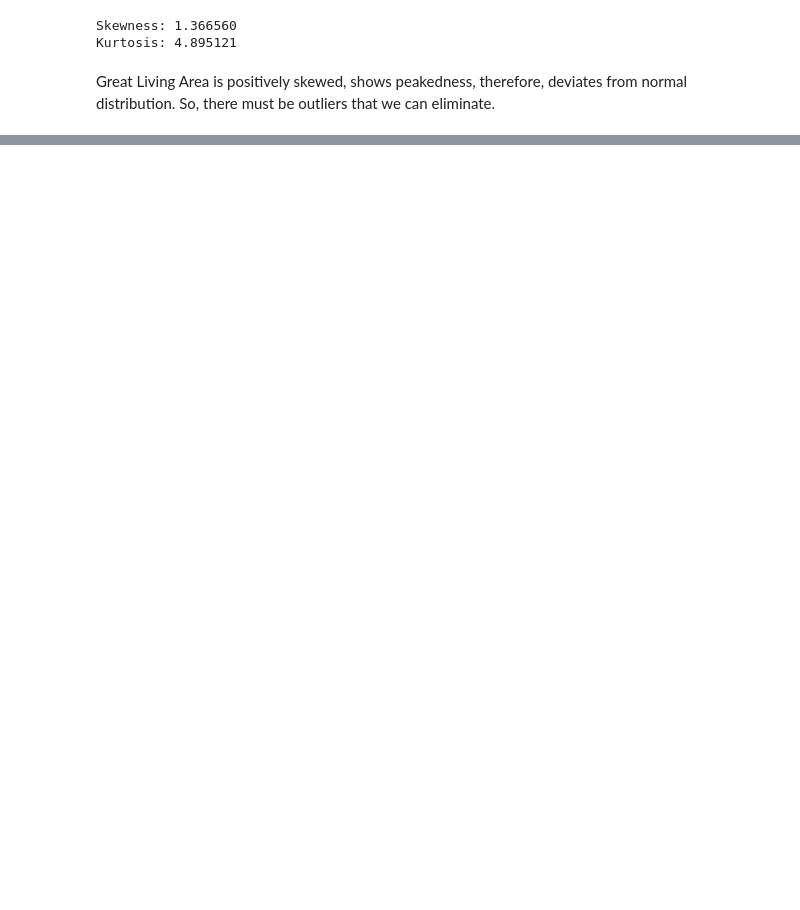
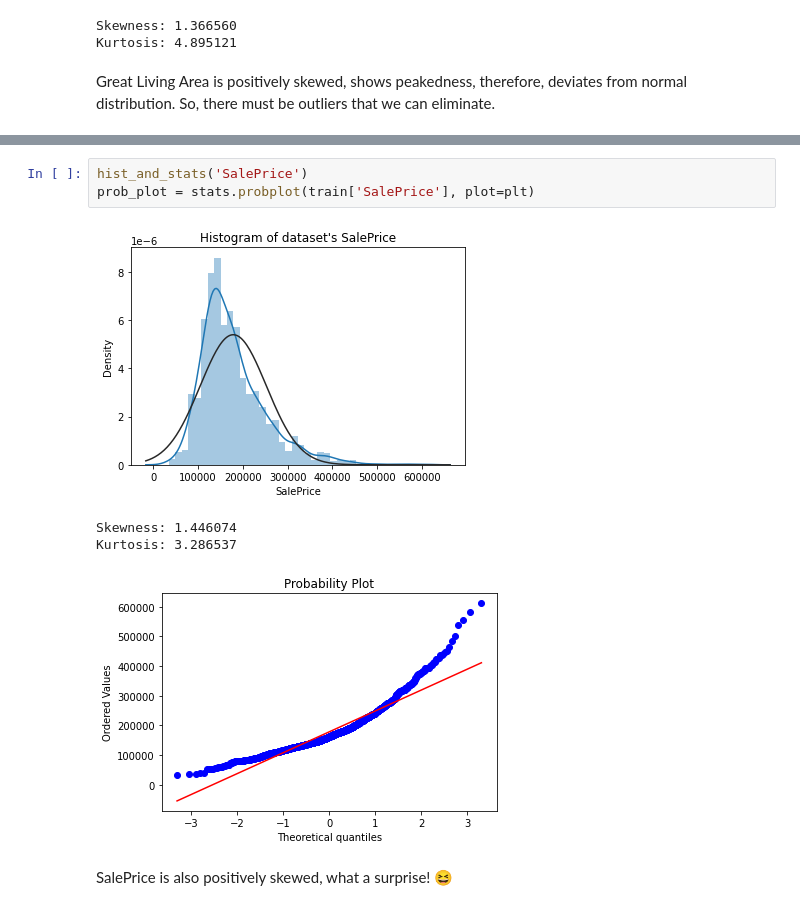
Before and after one commit to artemedius/repo, a Jupyter notebook: houseprice forecast/proj2.ipynb, the cells around one changed output, grey strips where cells are left out. Saved outputs shown, nothing was run; the diff lists cells and outputs as text; blank space fills up the shorter version.

```diff
--- a/houseprice forecast/proj2.ipynb
+++ b/houseprice forecast/proj2.ipynb
@@ -124,0 +136,10 @@ Total Basement Feet is still positively skewed, but looks better.
+# %%
+hist_and_stats('SalePrice')
+prob_plot = stats.probplot(train['SalePrice'], plot=plt)
+# %% [output]
+[figure, added]
+Skewness: 1.446074
+Kurtosis: 3.286537
+[figure, added]
+# %% [markdown]
+SalePrice is also positively skewed, what a surprise! 😆
```
Also changed, not shown: parts of 16 cells of this notebook.
